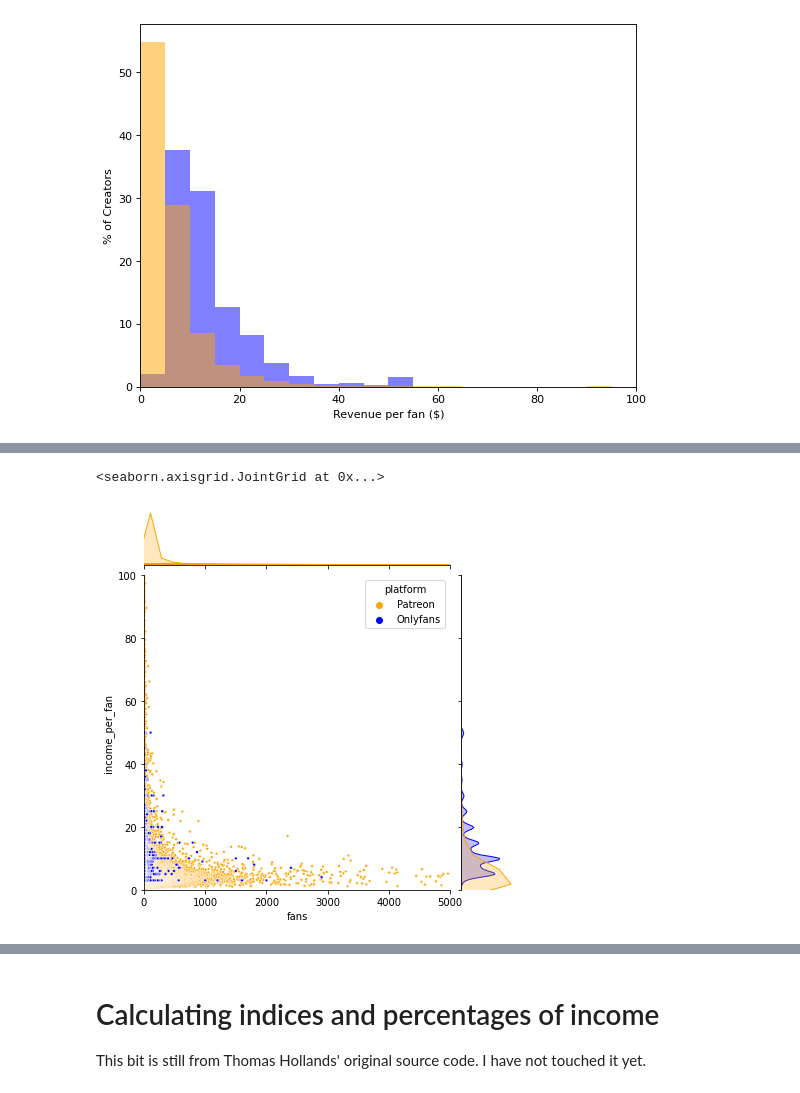
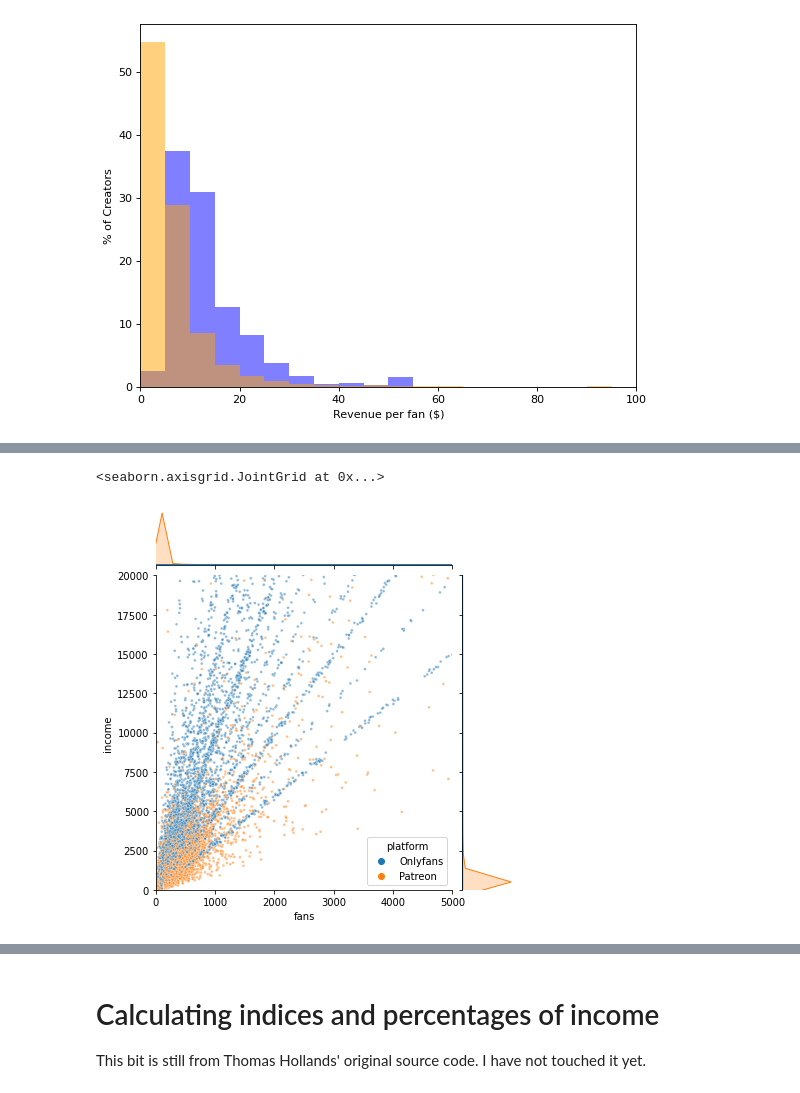
Before and after one commit to fpjnijweide/passion_economy, a Jupyter notebook: Passion economy creator data.ipynb, the cells around one changed output, grey strips where cells are left out. Saved outputs shown, nothing was run; the diff lists cells and outputs as text; code cells hidden in the pictures.

Commit message:
made cool new plots; we now predict fans from likes again

```diff
--- a/Passion economy creator data.ipynb
+++ b/Passion economy creator data.ipynb
@@ -400,3 +345,6 @@ onlyfans.describe().round(2)
+# %%
+onlyfans = pd.read_csv("onlyfans.csv")
+patreon=pd.read_csv("patreon.csv")
 # %%
 patreon2 = patreon.copy(deep=True)
 patreon2 = patreon2.drop(['link','description','daysRunning','patreonPublishedAt'],axis=1)
@@ -410,7 +358,9 @@ onlyfans2 = onlyfans2[onlyfans2.columns[[0,1,3,2]]]
 onlyfans2.columns = ['name','fans','income','income_per_fan']
 onlyfans2['platform'] = 'Onlyfans'
 
+combined = pd.concat([onlyfans2,patreon2],axis=0,ignore_index=True)
 
-# patreon2
-
-#combined_df  =
+first_row = combined.loc[0]
+combined.drop(0, inplace=True)
+combined_shuffled = combined.sample(frac=1).reset_index(drop=True)
+combined_shuffled = pd.concat([first_row,combined_shuffled])
@@ -435,16 +368,20 @@ combined
 # a_length = onlyfans.revenue.dropna().size
 # a = 100*(a/a_length)
 from matplotlib.pyplot import figure
+prop_cycle = plt.rcParams['axes.prop_cycle']
+colors = prop_cycle.by_key()['color']
+onlyfans_color = colors[0]
+patreon_color=colors[1]
 
 figure(figsize=(8, 6), dpi=80)
 
 width=50
 xlim = 5000
-hist1, bins1 = np.histogram(onlyfans.revenue.dropna(),bins=range(0,xlim,width))
-plt.bar(bins1[:-1],100*hist1.astype(np.float32) / hist1.sum(), width=(width),color='blue',alpha=0.5,align='edge')
+hist1, bins1 = np.histogram(onlyfans.revenue.dropna(),bins=range(0,xlim+width,width))
+plt.bar(bins1[:-1],100*hist1.astype(np.float32) / hist1.sum(), width=(width),color=onlyfans_color,alpha=0.5,align='edge')
 
-hist2, bins2 = np.histogram(patreon.earnings.dropna(),bins=range(0,xlim,width))
-plt.bar(bins2[:-1],100*hist2.astype(np.float32) / hist2.sum(), width=(width),color='orange',alpha=0.5,align='edge')
+hist2, bins2 = np.histogram(patreon.earnings.dropna(),bins=range(0,xlim+width,width))
+plt.bar(bins2[:-1],100*hist2.astype(np.float32) / hist2.sum(), width=(width),color=patreon_color,alpha=0.5,align='edge')
 
 # a.plot(kind='hist',bins=500,xlim=(0,10000),density=True)
 # patreon.earnings.dropna().plot(kind='hist',bins=500,xlim=(0,10000))
@@ -500,0 +475,13 @@ Text(0, 0.5, '% of Creators')
+# %%
+# TODO make histograms on the side, normalize them
+combined_shuffled2 = combined_shuffled.copy(deep=True)
+combined_shuffled2.fans += np.random.uniform(0,100,combined_shuffled2.fans.shape)
+combined_shuffled2.income += np.random.uniform(0,250,combined_shuffled2.income.shape)
+combined_shuffled2.income_per_fan += np.random.uniform(0,2,combined_shuffled2.income.shape)
+
+
+
+
+sns.jointplot(data=combined_shuffled2,x='fans',y='income_per_fan',xlim=(0,5000),ylim=(0,100),hue='platform',palette=[onlyfans_color,patreon_color],marker=".",joint_kws={"s": 30,'alpha':0.35})
+
+# joint_kws={"s": 20,'alpha':0.5}
@@ -501,9 +491,9 @@ Text(0, 0.5, '% of Creators')
 # %%
-# TODO make histograms on the side, normalize them
+# TODO why is the margin plot only showing Patreon data?
 
-sns.jointplot(data=combined,x='fans',y='income_per_fan',xlim=(0,5000),ylim=(0,100),hue='platform',palette=['orange','blue'],marker=".",joint_kws={"s": 30,'alpha':1})
+sns.jointplot(data=combined_shuffled2,x='fans',y='income',xlim=(0,5000),ylim=(0,20000),hue='platform',palette=[onlyfans_color,patreon_color],marker=".",joint_kws={"s": 30,'alpha':0.5    })
 
 # joint_kws={"s": 20,'alpha':0.5}
 # %% [output]
 <seaborn.axisgrid.JointGrid at 0x...>
-[figure, old version]
+[figure, new version]
```
Also changed, not shown: parts of 36 cells of this notebook, 1 other file.
